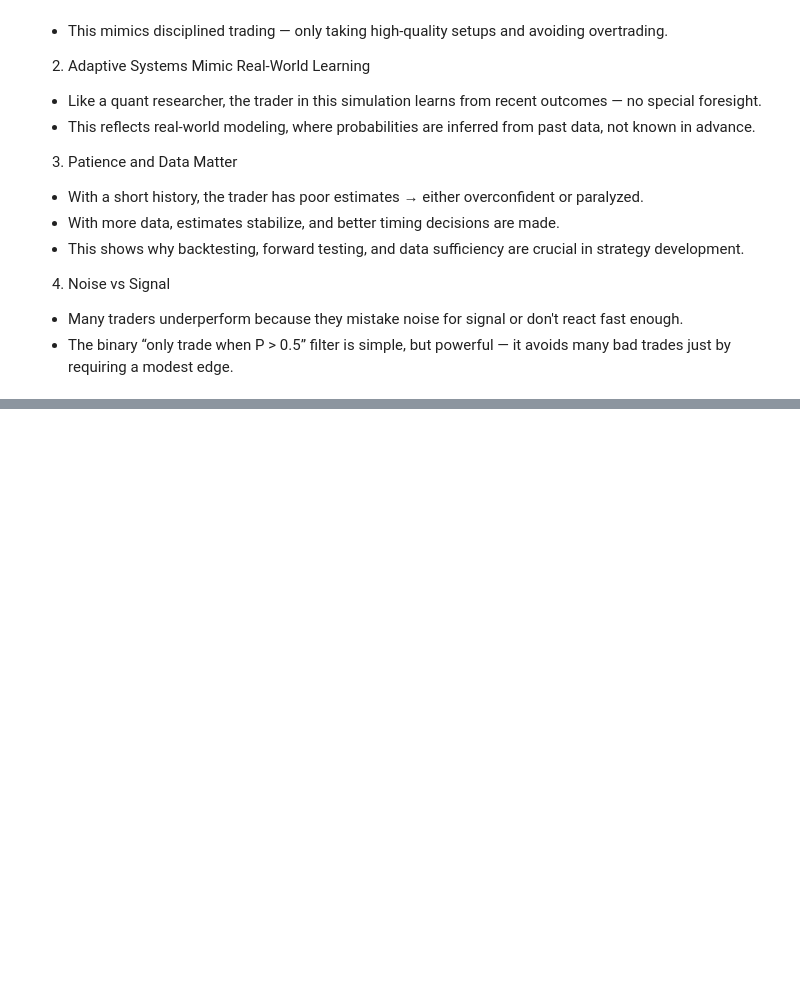
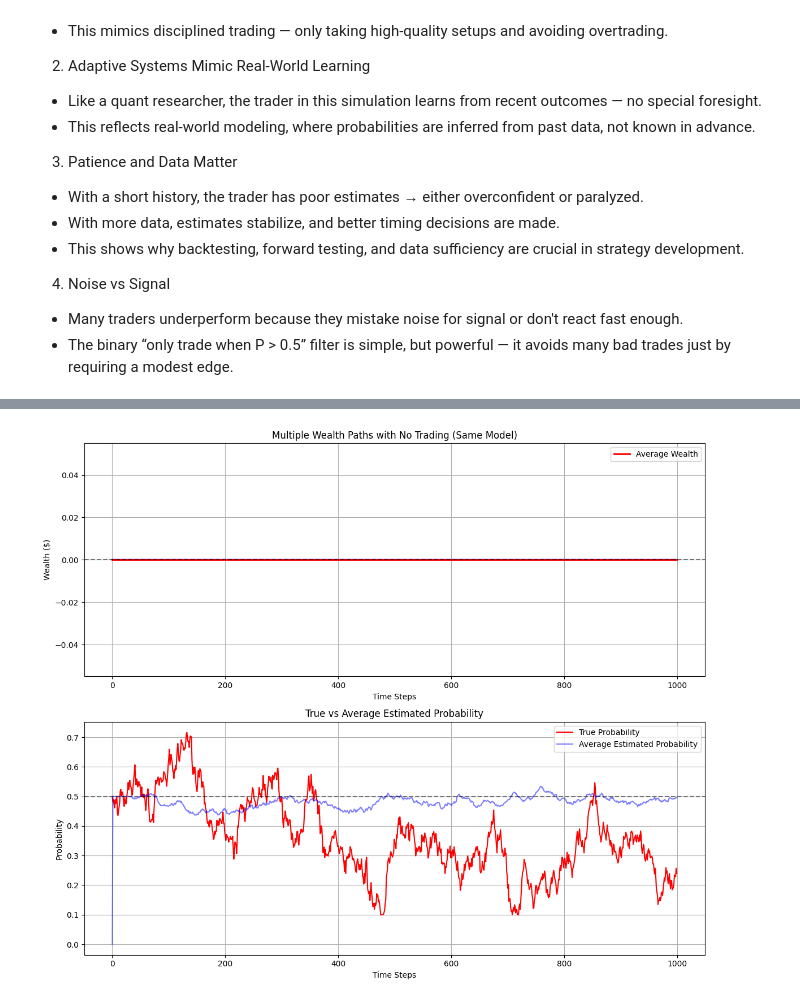
Before and after one commit to anteqkois/algo-statistics-bachelors-thesis, a Jupyter notebook: src/statistic-in-trading.ipynb, the cells around one changed output, grey strips where cells are left out. Cells and saved outputs as stored; diff of their text form; code cells hidden in the pictures; blank space fills up the shorter version.

```diff
--- a/src/statistic-in-trading.ipynb
+++ b/src/statistic-in-trading.ipynb
@@ -549,0 +563,78 @@ As a result, the strategy performs reasonably well in fair markets, but doesn’
+# %%
+# Parameters
+n_steps = 1000
+n_sims = 50
+
+# Import deque
+from collections import deque
+
+# Initialize arrays to store results
+wealth_paths = np.zeros((n_sims, n_steps))
+est_prob_paths = np.zeros((n_sims, n_steps))
+
+for i in range(n_sims):
+    wealth = np.zeros(n_steps)
+    est_prob = np.zeros(n_steps)
+    true_prob = np.zeros(n_steps)
+
+    # Initial probability estimate
+    p_est = 0.5
+    window_size = 30
+    recent_outcomes = deque(maxlen=window_size)
+
+    # Generate true probability path
+    true_prob[0] = 0.5
+    for t in range(1, n_steps):
+        # Random walk for true probability
+        true_prob[t] = true_prob[t-1] + np.random.normal(0, 0.02)
+        true_prob[t] = min(max(true_prob[t], 0.1), 0.9)  # Keep within bounds
+
+        # Generate outcome
+        outcome = np.random.random() < true_prob[t]
+        recent_outcomes.append(outcome)
+
+        # Update probability estimate
+        if len(recent_outcomes) >= window_size:
+            p_est = sum(recent_outcomes) / window_size
+
+        # Store probability estimate
+        est_prob[t] = p_est
+
+        # No trading occurs since both parties use same model
+        wealth[t] = wealth[t-1]  # Wealth stays flat
+
+    wealth_paths[i] = wealth
+    est_prob_paths[i] = est_prob
+    if i == 0:
+        example_true_probs = true_prob
+
+# Create figure with two subplots
+fig, (ax1, ax2) = plt.subplots(2, 1, figsize=(12, 10))
+
+# Plot individual wealth paths
+for i in range(n_sims):
+    ax1.plot(wealth_paths[i], alpha=0.1, color='blue')
+
+# Plot average wealth path
+ax1.plot(np.mean(wealth_paths, axis=0), color='red', linewidth=2, label='Average Wealth')
+ax1.axhline(y=0, color='black', linestyle='--', alpha=0.5)
+ax1.set_title('Multiple Wealth Paths with No Trading (Same Model)')
+ax1.set_xlabel('Time Steps')
+ax1.set_ylabel('Wealth ($)')
+ax1.legend()
+ax1.grid(True)
+
+# Plot probabilities
+ax2.plot(example_true_probs, color='red', label='True Probability')
+ax2.plot(np.mean(est_prob_paths, axis=0), color='blue', alpha=0.5, label='Average Estimated Probability')
+ax2.axhline(y=0.5, color='black', linestyle='--', alpha=0.5)
+ax2.set_title('True vs Average Estimated Probability')
+ax2.set_xlabel('Time Steps')
+ax2.set_ylabel('Probability')
+ax2.legend()
+ax2.grid(True)
+
+plt.tight_layout()
+plt.show()
+# %% [output]
+[figure, added]
```
Also changed, not shown: parts of 8 cells of this notebook.
